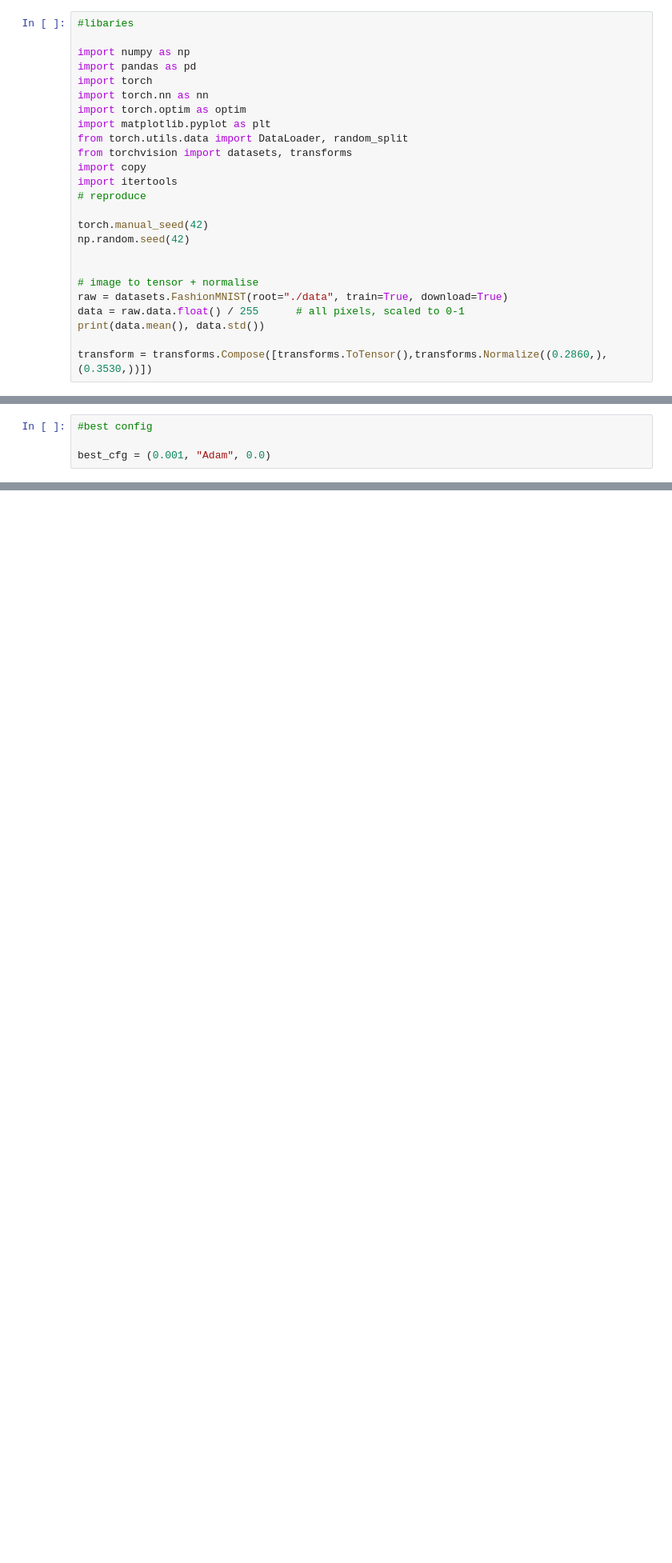
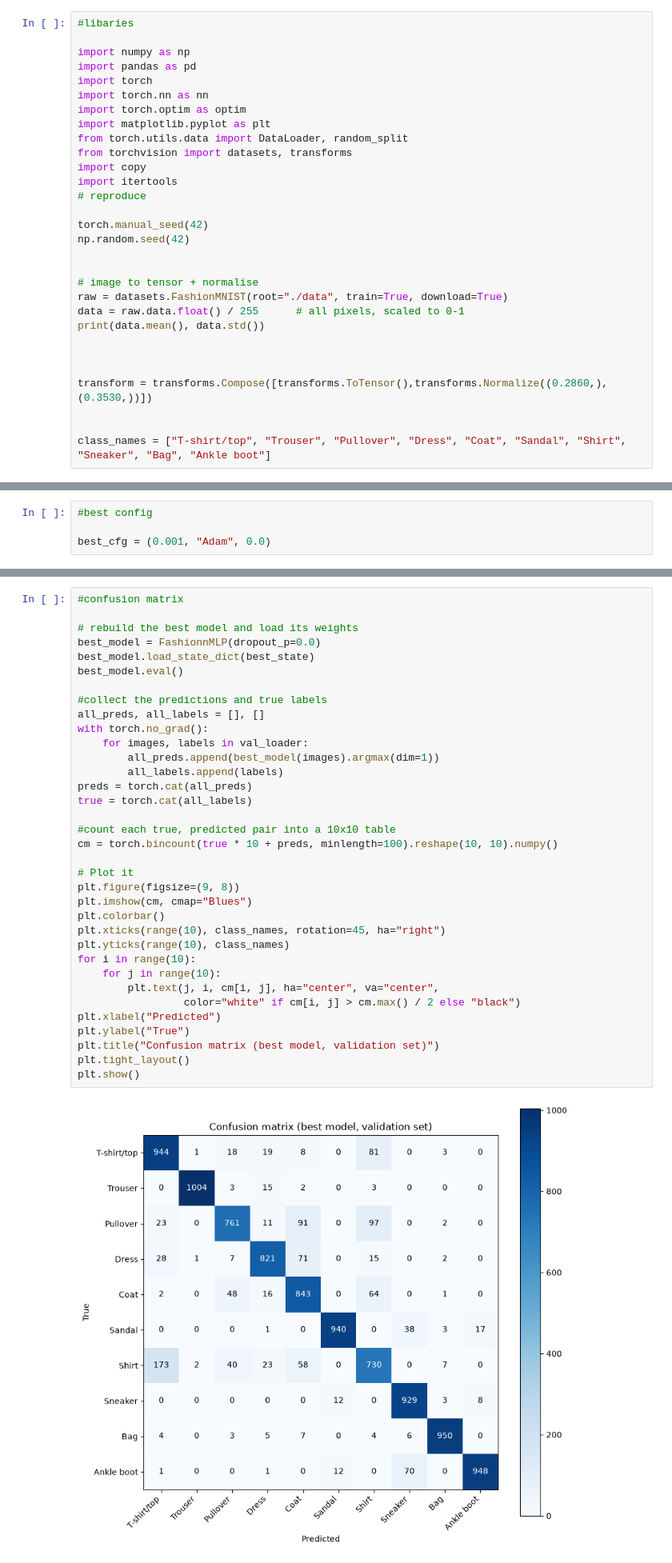
Before and after one commit to Tlotloolifant/CSC-2042S-Assignment-3, a Jupyter notebook: CSC2042S_Assignment3_NeuralNetworks_2026.ipynb, the cells around one changed output, grey strips where cells are left out. Shown at 80% size. Saved outputs shown, nothing was run; the diff lists cells and outputs as text; blank space fills up the shorter version.

```diff
--- a/CSC2042S_Assignment3_NeuralNetworks_2026.ipynb
+++ b/CSC2042S_Assignment3_NeuralNetworks_2026.ipynb
@@ -45,7 +45,12 @@ raw = datasets.FashionMNIST(root="./data", train=True, download=True)
 data = raw.data.float() / 255      # all pixels, scaled to 0-1
 print(data.mean(), data.std())
 
+
+
 transform = transforms.Compose([transforms.ToTensor(),transforms.Normalize((0.2860,), (0.3530,))])
+
+
+class_names = ["T-shirt/top", "Trouser", "Pullover", "Dress", "Coat", "Sandal", "Shirt", "Sneaker", "Bag", "Ankle boot"]
 # %% [output]
 tensor(0.2860) tensor(0.3530)
 # %%
@@ -314,0 +350,37 @@ In this final section, you will analyse the results of your experiment and repor
+# %%
+#confusion matrix
+
+# rebuild the best model and load its weights
+best_model = FashionnMLP(dropout_p=0.0)
+best_model.load_state_dict(best_state)
+best_model.eval()
+
+#collect the predictions and true labels
+all_preds, all_labels = [], []
+with torch.no_grad():
+    for images, labels in val_loader:
+        all_preds.append(best_model(images).argmax(dim=1))
+        all_labels.append(labels)
+preds = torch.cat(all_preds)
+true = torch.cat(all_labels)
+
+#count each true, predicted pair into a 10x10 table
+cm = torch.bincount(true * 10 + preds, minlength=100).reshape(10, 10).numpy()
+
+# Plot it
+plt.figure(figsize=(9, 8))
+plt.imshow(cm, cmap="Blues")
+plt.colorbar()
+plt.xticks(range(10), class_names, rotation=45, ha="right")
+plt.yticks(range(10), class_names)
+for i in range(10):
+    for j in range(10):
+        plt.text(j, i, cm[i, j], ha="center", va="center",
+                 color="white" if cm[i, j] > cm.max() / 2 else "black")
+plt.xlabel("Predicted")
+plt.ylabel("True")
+plt.title("Confusion matrix (best model, validation set)")
+plt.tight_layout()
+plt.show()
+# %% [output]
+[figure, added]
```
Also changed, not shown: parts of 2 cells of this notebook.
